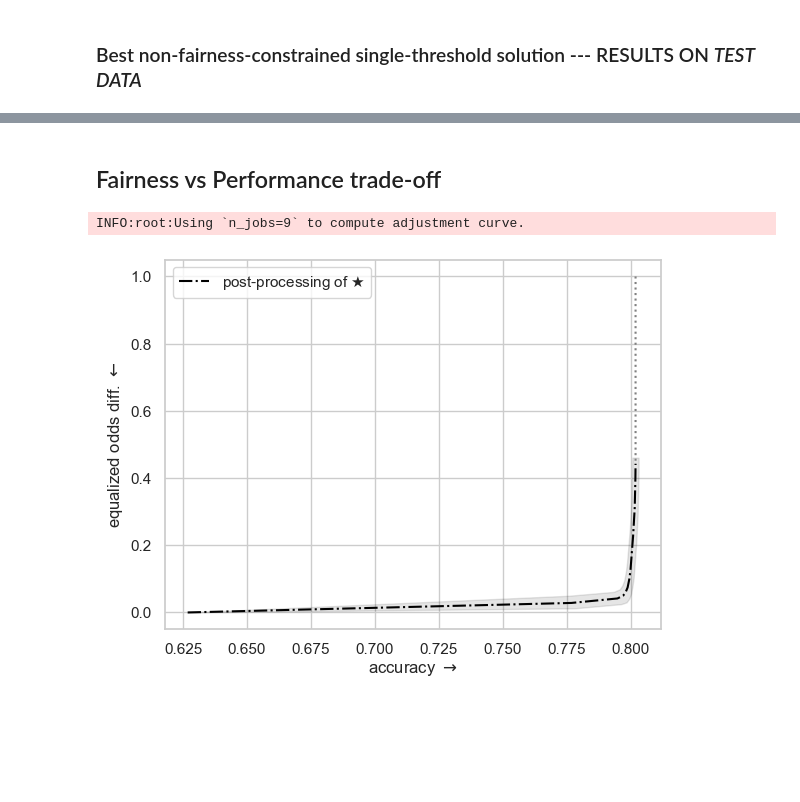
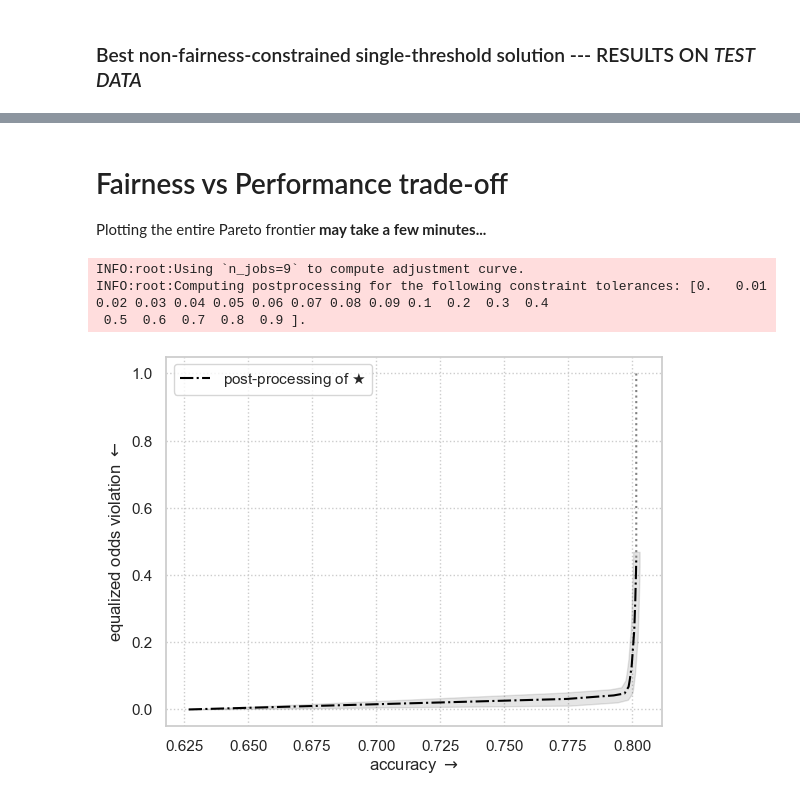
Before and after one commit to socialfoundations/error-parity, a Jupyter notebook: examples/relaxed-equalized-odds.usage-example-folktables.ipynb, the cells around one changed output, grey strips where cells are left out. Cells and saved outputs as stored; diff of their text form; code cells hidden in the pictures; blank space fills up the shorter version.

```diff
--- a/examples/relaxed-equalized-odds.usage-example-folktables.ipynb
+++ b/examples/relaxed-equalized-odds.usage-example-folktables.ipynb
@@ -184,6 +189,10 @@ Wall time: 1.97 s
 <error_parity.threshold_optimizer.RelaxedThresholdOptimizer at 0x...>
 # %% [markdown]
 ## Plot solution
+# %%
+from matplotlib import pyplot as plt
+import seaborn as sns
+sns.set(style="whitegrid", rc={'grid.linestyle': ':'})
 # %%
 all_groups_name_map = {
     0: "White",
@@ -236,8 +244,6 @@ Unfairness: 5.0% <= 5.0%
 > realized ROC points will converge to the theoretical solution for larger datasets, but some variance is expected for smaller datasets
 # %%
 # Set group-wise colors and global color
-import seaborn as sns
-sns.set(style="whitegrid")
 palette = sns.color_palette(n_colors=n_groups + 1)
 global_color = palette[0]
 all_group_colors = palette[1:]
@@ -366,5 +372,7 @@ Best (constrained) multi-threshold classifier:
 # %% [markdown]
-## Fairness vs Performance trade-off
+# Fairness vs Performance trade-off
+
+Plotting the entire Pareto frontier **may take a few minutes...**
 # %%
 from error_parity.pareto_curve import compute_postprocessing_curve
 
@@ -379,29 +387,31 @@ postproc_results_df = compute_postprocessing_curve(
         np.arange(0.0, 0.1, 1e-2),
         np.arange(0.1, 1.0, 1e-1),
     )),
+    y_fit_pred_scores=predictor(X_fit),
     bootstrap=True,
     seed=SEED,
-    y_fit_pred_scores=predictor(X_fit),
 )
 # %% [output]
 INFO:root:Using `n_jobs=9` to compute adjustment curve.
+INFO:root:Computing postprocessing for the following constraint tolerances: [0.   0.01 0.02 0.03 0.04 0.05 0.06 0.07 0.08 0.09 0.1  0.2  0.3  0.4
+ 0.5  0.6  0.7  0.8  0.9 ].
 # %%
 from error_parity.plotting import plot_postprocessing_frontier
 from matplotlib import pyplot as plt
 
 plot_postprocessing_frontier(
     postproc_results_df,
     perf_metric="accuracy",
     disp_metric="equalized_odds_diff",
     show_data_type="test",
+    constant_clf_perf=max((y_test == const_pred).mean() for const_pred in {0, 1}),
     model_name=r"$\bigstar$",
-    constant_clf_perf=max((y_test == const_pred).mean() for const_pred in {0, 1}),
 )
 
 plt.xlabel(r"accuracy $\rightarrow$")
-plt.ylabel(r"equalized odds diff. $\leftarrow$")
+plt.ylabel(r"equalized odds violation $\leftarrow$")
 plt.show()
 # %% [output]
-[figure, old version]
+[figure, new version]
 # %% [markdown]
 ---
```
Also changed, not shown: parts of 13 cells of this notebook, 12 other files.
